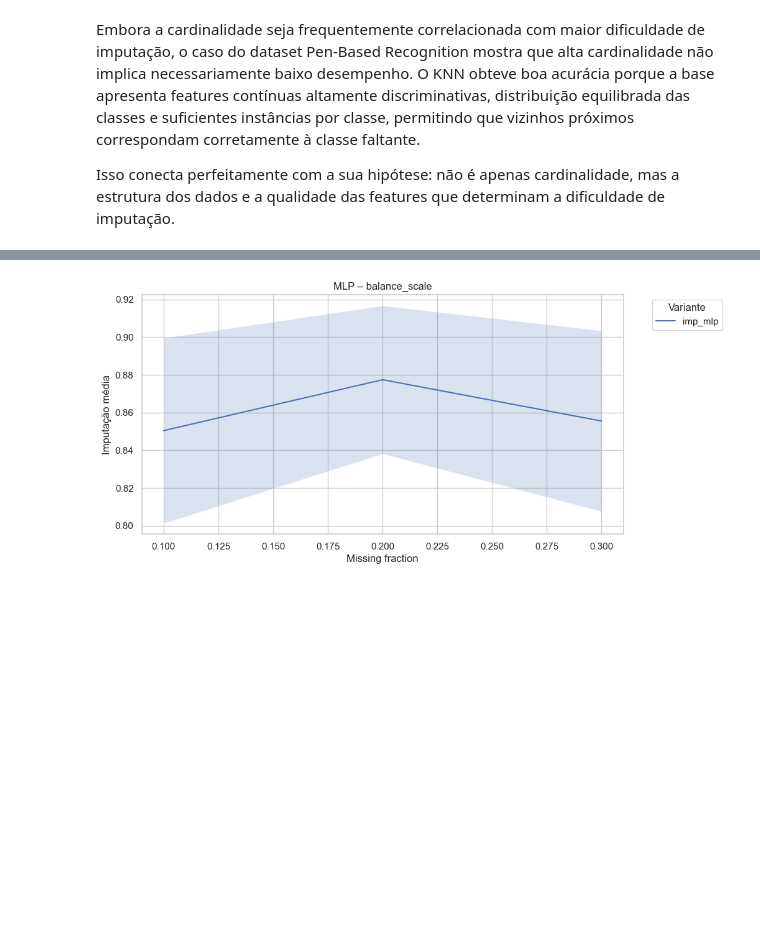
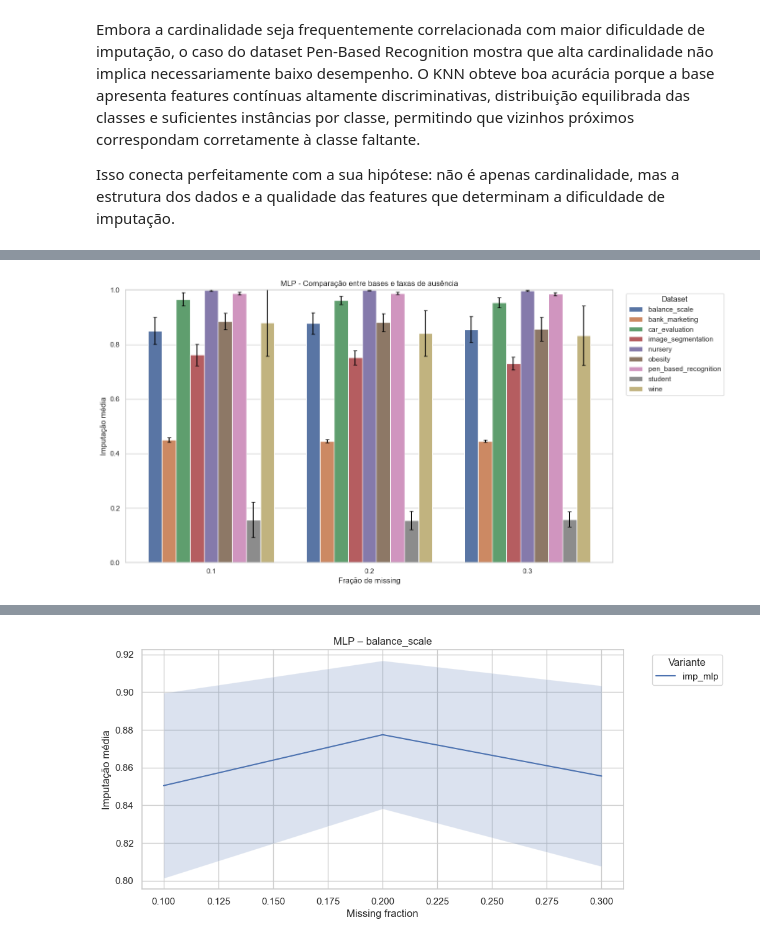
Before and after one commit to felipeat07/py_imputation, a Jupyter notebook: main/results/analise.ipynb, the cells around one changed output, grey strips where cells are left out. Drawn from its saved outputs; the diff is of its cells as text; code cells hidden in the pictures; blank space fills up the shorter version.

```diff
--- a/main/results/analise.ipynb
+++ b/main/results/analise.ipynb
@@ -522 +414,43 @@ The `ci` parameter is deprecated. Use `errorbar=None` for the same effect.
+# %%
+import matplotlib.pyplot as plt
+import seaborn as sns
+
+def plot_mlp_all_datasets(df, title=""):
+
+    plt.figure(figsize=(14,7))
+
+    ax = sns.barplot(
+        data=df,
+        x='missing_frac',
+        y='imp_mean',
+        hue='dataset',
+        errorbar=None
+    )
+
+    # Agora adicionamos erro usando containers do matplotlib (forma correta)
+    for container, (_, subdf) in zip(ax.containers, df.groupby('dataset')):
+        ax.errorbar(
+            x=[bar.get_x() + bar.get_width()/2 for bar in container],
+            y=subdf['imp_mean'],
+            yerr=subdf['imp_std'],
+            fmt='none',
+            capsize=3,
+            color='black'
+        )
+
+    plt.title(title)
+    plt.ylabel("Imputação média")
+    plt.xlabel("Fração de missing")
+    plt.ylim(0,1)
+    plt.legend(title="Dataset", bbox_to_anchor=(1.02,1))
+    plt.tight_layout()
+    plt.show()
+
+
+plot_mlp_all_datasets(
+    mlp_long,
+    title="MLP - Comparação entre bases e taxas de ausência"
+)
+# %% [output]
+[figure, added]
 # %%
```
Also changed, not shown: parts of 7 cells of this notebook.
